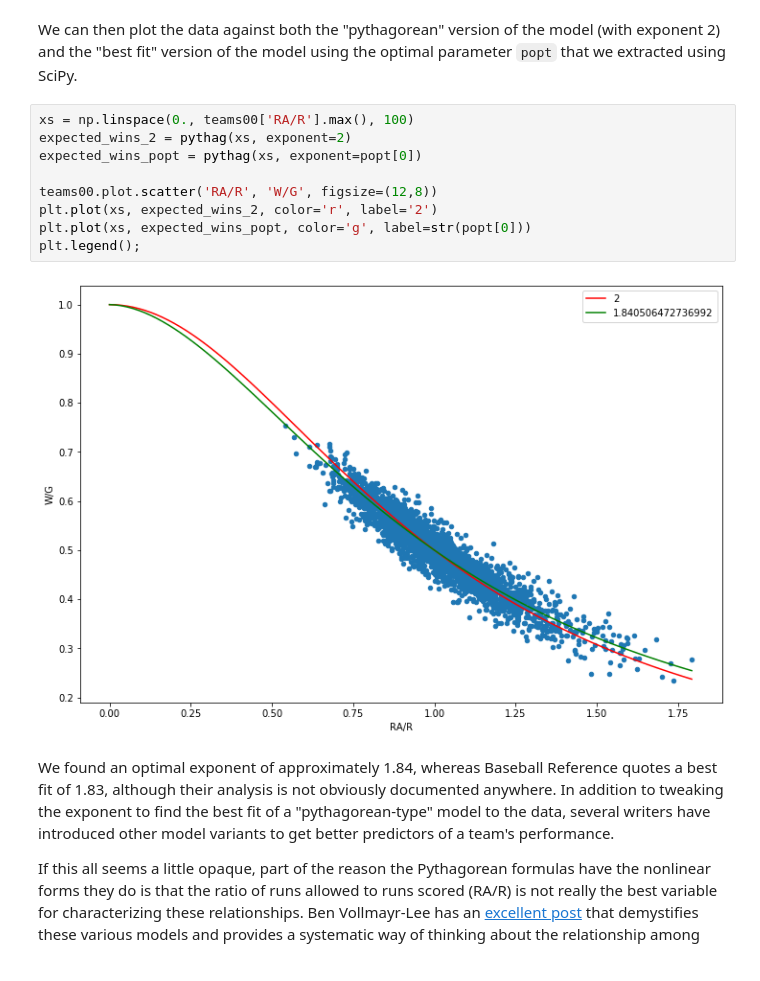
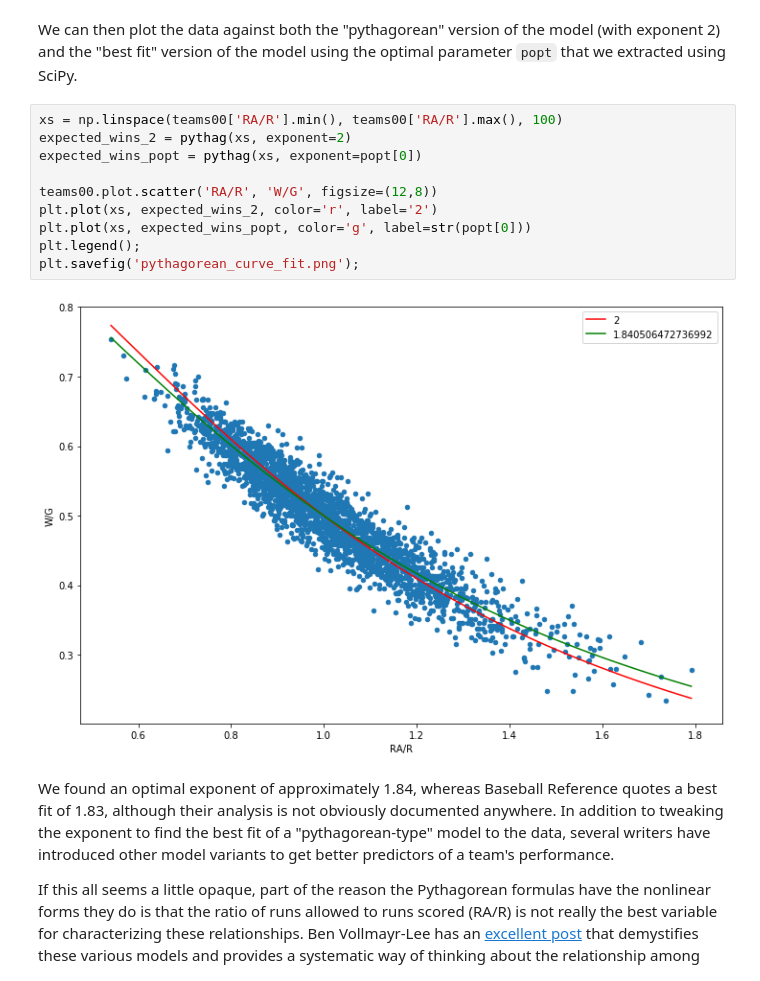
Before and after one commit to CornellCAC/CVW_PyDataSci2, a Jupyter notebook: code/BaseballDataBankNB2.ipynb, the cells around one changed output. Cells and saved outputs as stored; diff of their text form.

Commit message:
Update to notebook to generate new figure for CVW

```diff
--- a/code/BaseballDataBankNB2.ipynb
+++ b/code/BaseballDataBankNB2.ipynb
@@ -276,16 +274,17 @@ print(popt)
 # %% [markdown]
 We can then plot the data against both the "pythagorean" version of the model (with exponent 2) and the "best fit" version of the model using the optimal parameter <code>popt</code> that we extracted using SciPy.
 # %%
-xs = np.linspace(0., teams00['RA/R'].max(), 100)
+xs = np.linspace(teams00['RA/R'].min(), teams00['RA/R'].max(), 100)
 expected_wins_2 = pythag(xs, exponent=2)
 expected_wins_popt = pythag(xs, exponent=popt[0])
 
 teams00.plot.scatter('RA/R', 'W/G', figsize=(12,8))
 plt.plot(xs, expected_wins_2, color='r', label='2')
 plt.plot(xs, expected_wins_popt, color='g', label=str(popt[0]))
 plt.legend();
+plt.savefig('pythagorean_curve_fit.png');
 # %% [output]
-[figure, old version]
+[figure, new version]
 # %% [markdown]
 We found an optimal exponent of approximately 1.84, whereas Baseball Reference quotes a best fit of 1.83, although their analysis is not obviously documented anywhere.  In addition to tweaking the exponent to find the best fit of a "pythagorean-type" model to the data, several writers have introduced other model variants to get better predictors of a team's performance.
 
```
Also changed, not shown: parts of 3 cells of this notebook.
